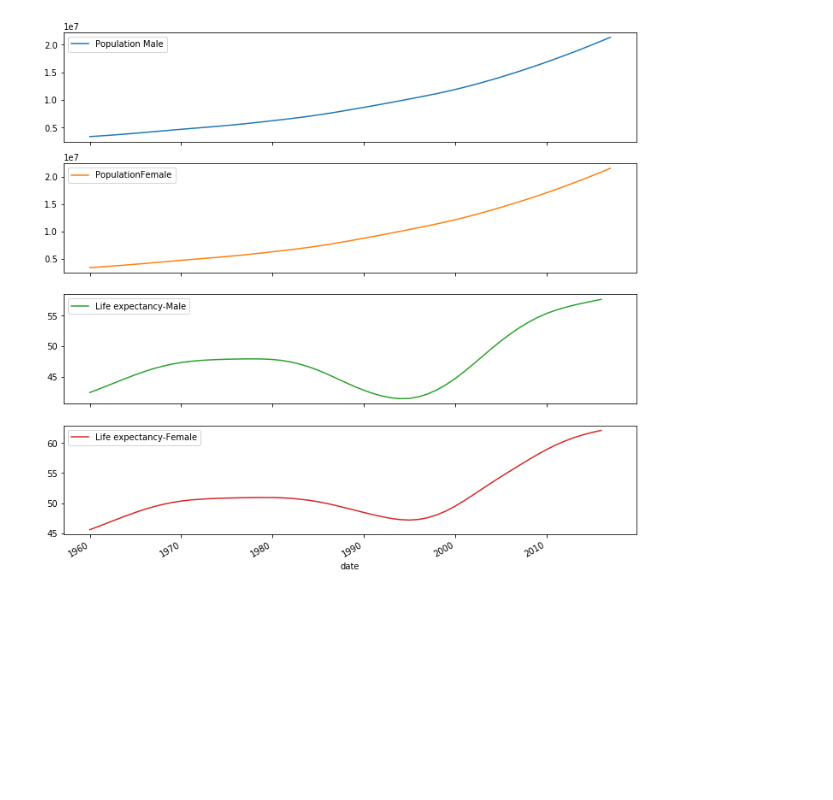
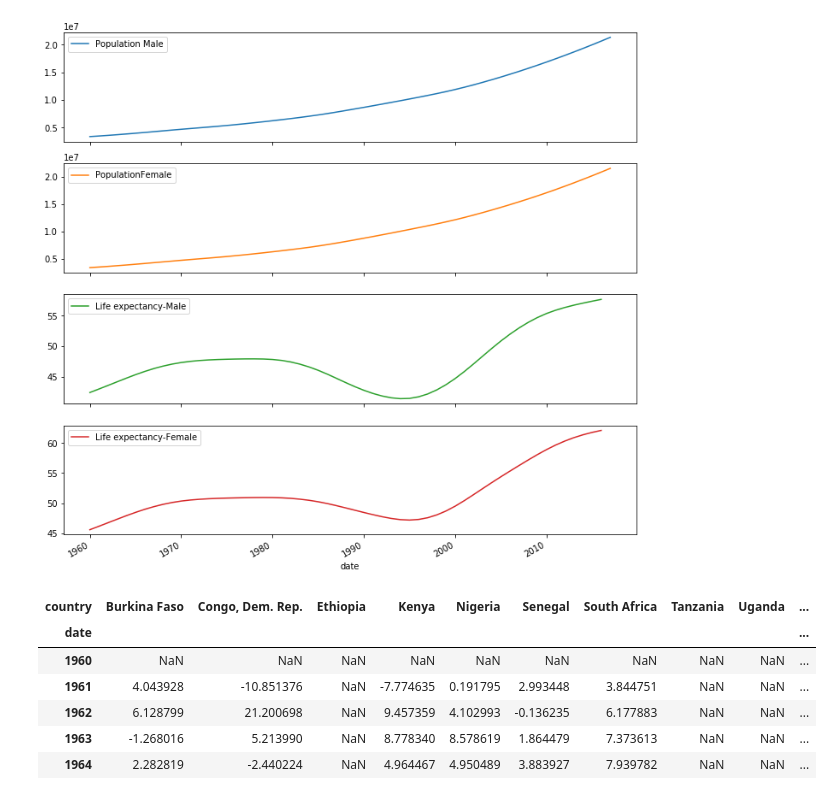
Before and after one commit to robinkiplangat/WB_Data_Wrangling, a Jupyter notebook: wb_data_wrangling.ipynb, the cells around one changed output. Cells and saved outputs as stored; diff of their text form; code cells hidden in the pictures; blank space fills up the shorter version.

```diff
--- a/wb_data_wrangling.ipynb
+++ b/wb_data_wrangling.ipynb
@@ -78,3 +78,17 @@ plt.legend(loc='best')
 # %% [output]
 <matplotlib.legend.Legend at 0x...>
 [figure]
+# %%
+# Compare countries along their GDP growth
+
+df_GDP = df.reset_index()
+df_GDP = df_GDP.pivot(index='date', columns='country', values='GDP Growth')
+df_GDP.head()
+# %% [output]
+| country | Burkina Faso | Congo, Dem. Rep. | Ethiopia | Kenya | Nigeria | Senegal | South Africa | Tanzania | Uganda | ... |
+| date |  |  |  |  |  |  |  |  |  | ... |
+| 1960 | NaN | NaN | NaN | NaN | NaN | NaN | NaN | NaN | NaN | ... |
+| 1961 | 4.043928 | -10.851376 | NaN | -7.774635 | 0.191795 | 2.993448 | 3.844751 | NaN | NaN | ... |
+| 1962 | 6.128799 | 21.200698 | NaN | 9.457359 | 4.102993 | -0.136235 | 6.177883 | NaN | NaN | ... |
+| 1963 | -1.268016 | 5.213990 | NaN | 8.778340 | 8.578619 | 1.864479 | 7.373613 | NaN | NaN | ... |
+| 1964 | 2.282819 | -2.440224 | NaN | 4.964467 | 4.950489 | 3.883927 | 7.939782 | NaN | NaN | ... |
```
Also changed, not shown: parts of 1 cell of this notebook.
